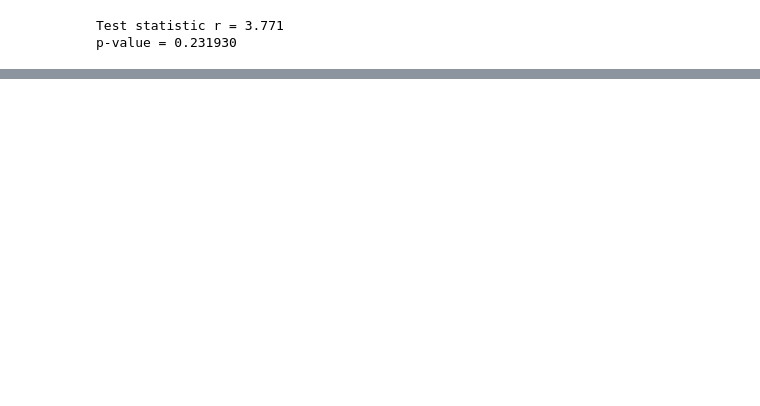
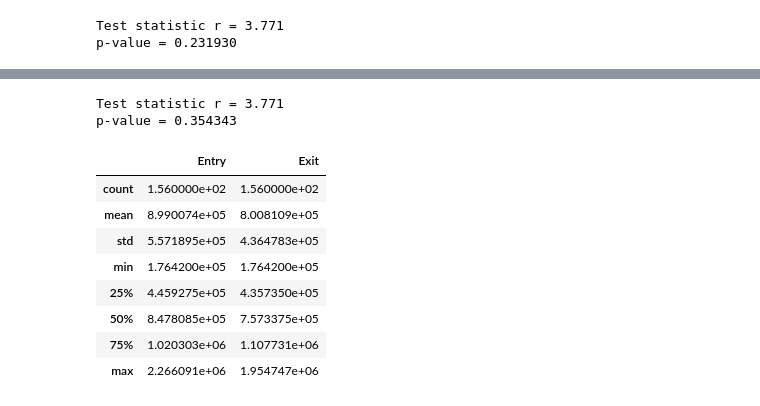
Before and after one commit to kylesantiago/-DATASCI-Final, a Jupyter notebook: [DATASCI] Final.ipynb, the cells around one changed output, grey strips where cells are left out. Cells and saved outputs as stored; diff of their text form; code cells hidden in the pictures; blank space fills up the shorter version.

```diff
--- a/[DATASCI] Final.ipynb
+++ b/[DATASCI] Final.ipynb
@@ -241,0 +270,19 @@ p-value = 0.231930
+# %%
+r_stat, p_val = pearsonr(totalIntHK, totalPassHK)
+print("Test statistic r = {:0.3f}".format(t_stat))
+print("p-value = {:0.6f}".format(p_val))
+# %% [output]
+Test statistic r = 3.771
+p-value = 0.354343
+# %%
+passPerMonthMRT.describe()
+# %% [output]
+|  | Entry | Exit |
+| count | 1.560000e+02 | 1.560000e+02 |
+| mean | 8.990074e+05 | 8.008109e+05 |
+| std | 5.571895e+05 | 4.364783e+05 |
+| min | 1.764200e+05 | 1.764200e+05 |
+| 25% | 4.459275e+05 | 4.357350e+05 |
+| 50% | 8.478085e+05 | 7.573375e+05 |
+| 75% | 1.020303e+06 | 1.107731e+06 |
+| max | 2.266091e+06 | 1.954747e+06 |
```
Also changed, not shown: parts of 8 cells of this notebook, 2 other files.
